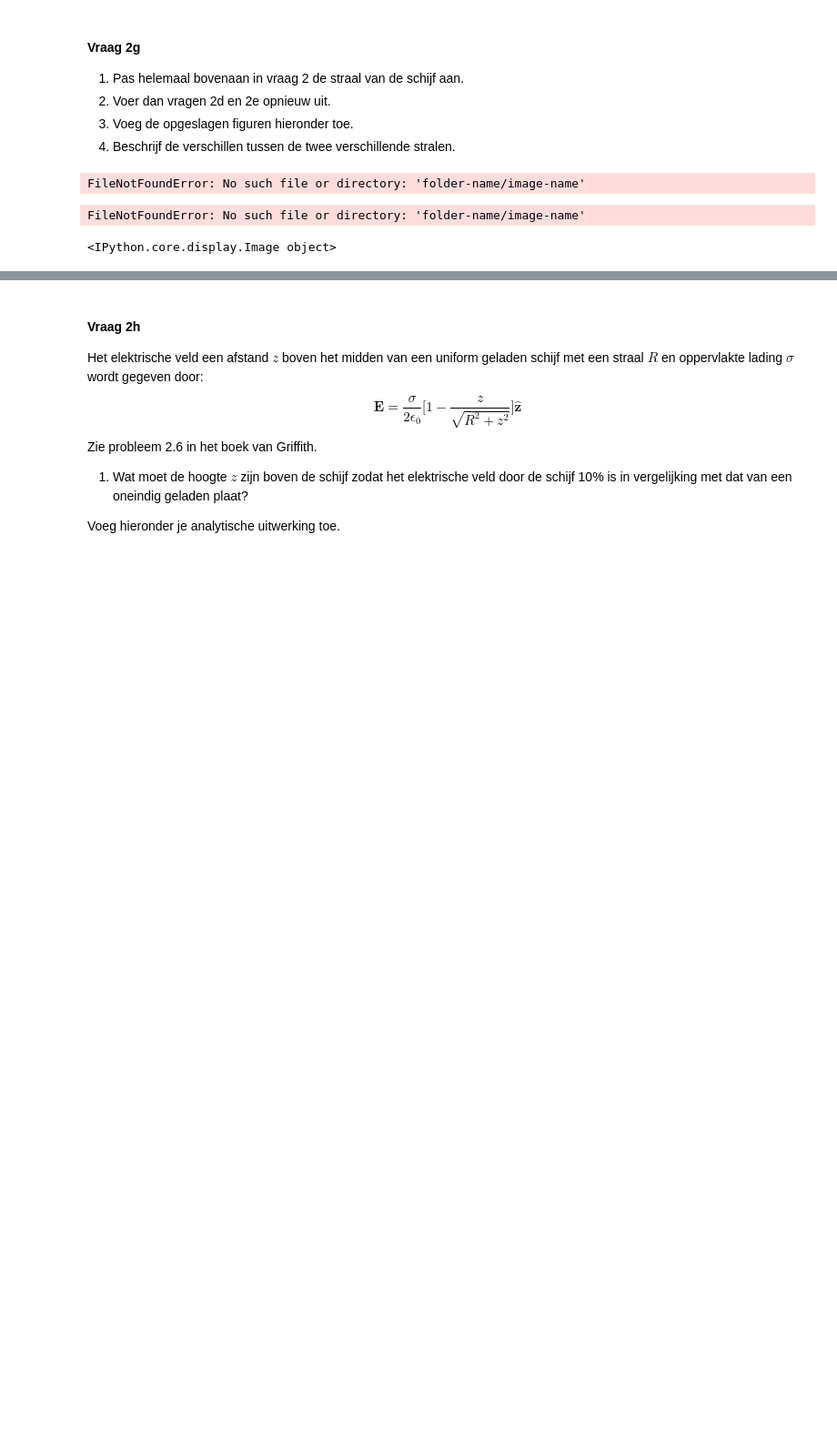
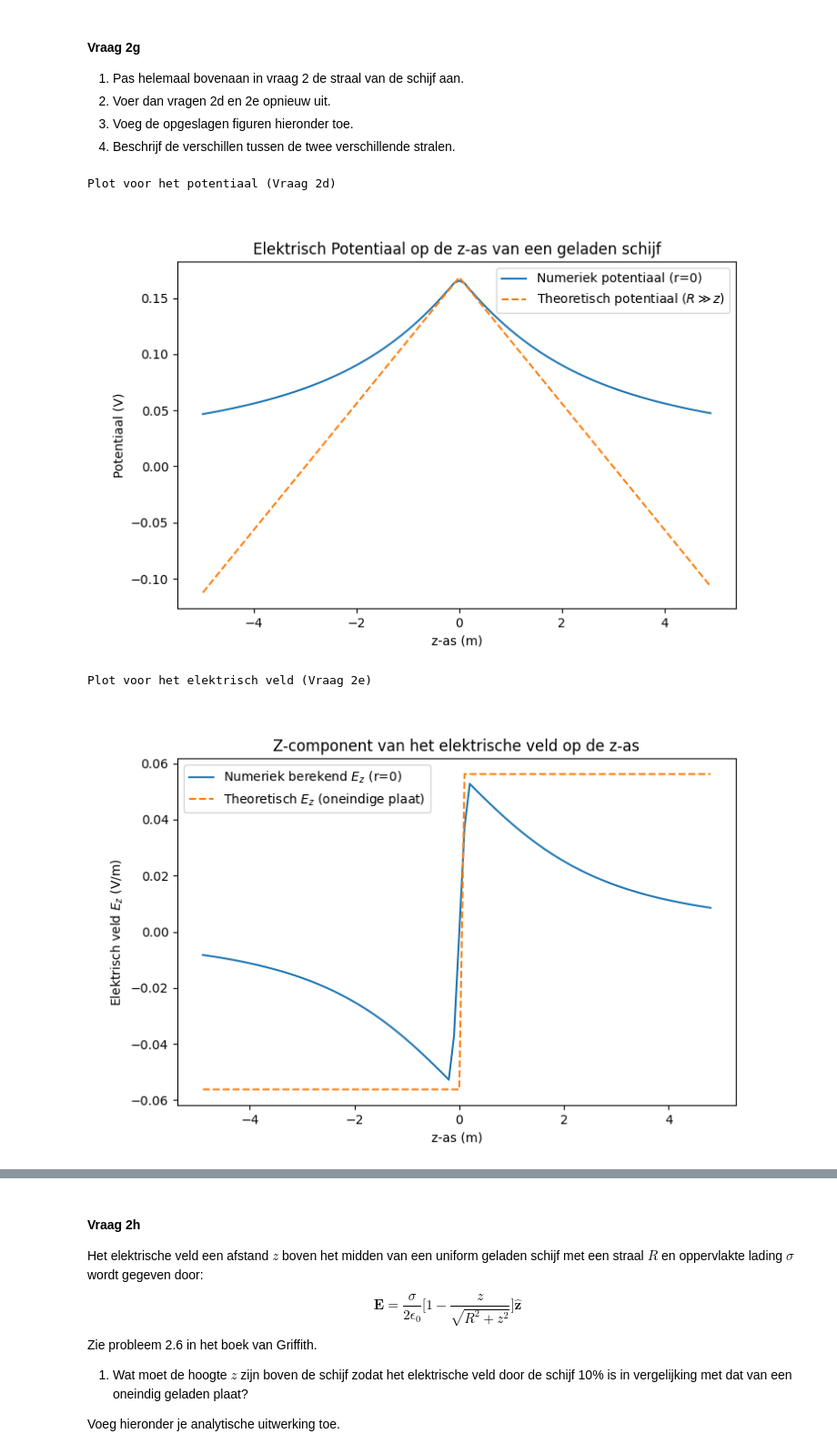
Before and after one commit to moostrum123/opdrachten-DEF-D, a Jupyter notebook: DigitaleOntwerpopdrachten/1CondensatorOpdracht/CondensatorOntwerpopdracht.ipynb, the cells around one changed output, grey strips where cells are left out. Shown at 91% size. Cells and saved outputs as stored; diff of their text form; code cells hidden in the pictures; blank space fills up the shorter version.

```diff
--- a/DigitaleOntwerpopdrachten/1CondensatorOpdracht/CondensatorOntwerpopdracht.ipynb
+++ b/DigitaleOntwerpopdrachten/1CondensatorOpdracht/CondensatorOntwerpopdracht.ipynb
@@ -295,14 +343,19 @@ Het theoretische elektrische veld van een oneindig geladen oppervlakte is $|E| =
 3. Voeg de opgeslagen figuren hieronder toe.
 4. Beschrijf de verschillen tussen de twee verschillende stralen.
 # %%
-###
-###Jouw code hier###
-###
-display(Image("folder-name/image-name"))
+from IPython.display import Image, display
+
+# Voeg de opgeslagen figuren hieronder toe
+print("Plot voor het potentiaal (Vraag 2d)")
+display(Image("plot_2d.png"))
+
+print("Plot voor het elektrisch veld (Vraag 2e)")
+display(Image("plot_2e.png"))
 # %% [output]
-FileNotFoundError: No such file or directory: 'folder-name/image-name'
+Plot voor het potentiaal (Vraag 2d)
+[figure, added]
-FileNotFoundError: No such file or directory: 'folder-name/image-name'
+Plot voor het elektrisch veld (Vraag 2e)
-<IPython.core.display.Image object>
+[figure, added]
 # %% [markdown]
 ##### Antwoorden 2g
 
```
Also changed, not shown: parts of 13 cells of this notebook, 2 other files.
